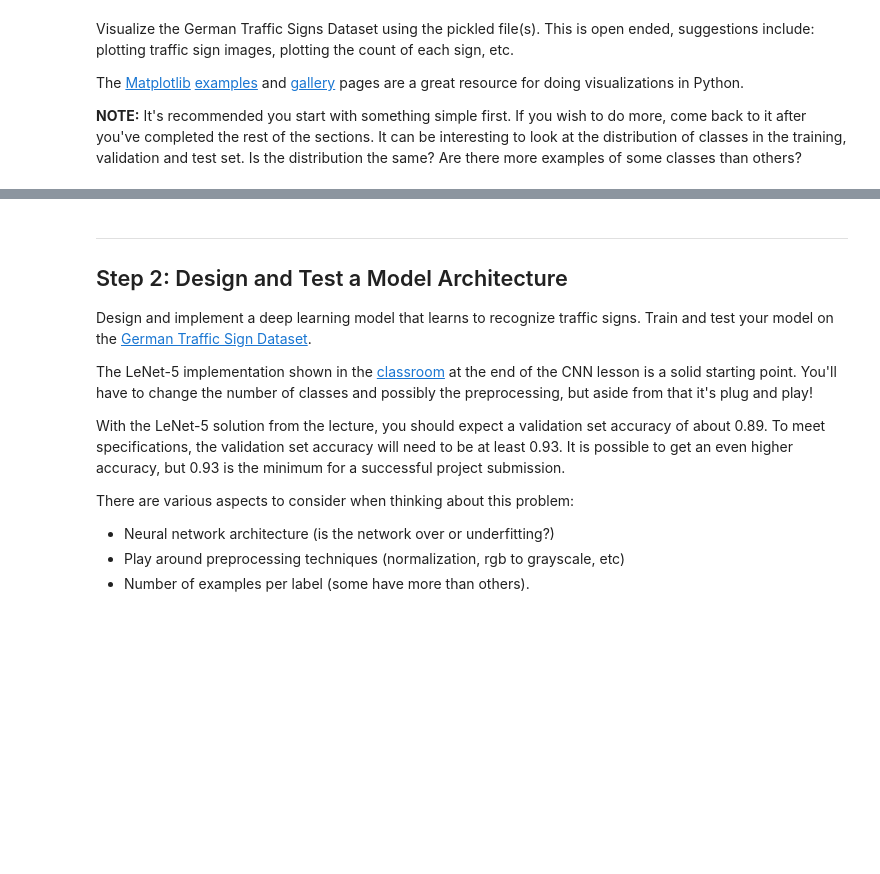
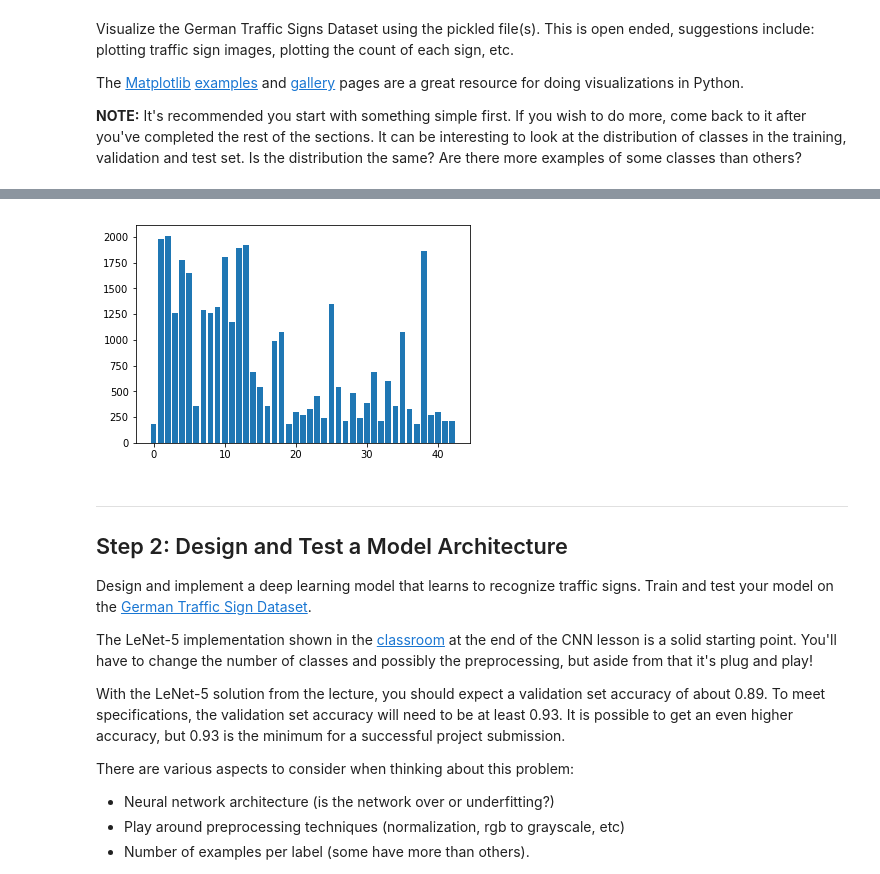
Before and after one commit to fangchenplus/CarND-Traffic-Sign-Classifier-Project, a Jupyter notebook: Traffic_Sign_Classifier.ipynb, the cells around one changed output, grey strips where cells are left out. Cells and saved outputs as stored; diff of their text form; code cells hidden in the pictures; blank space fills up the shorter version.

```diff
--- a/Traffic_Sign_Classifier.ipynb
+++ b/Traffic_Sign_Classifier.ipynb
@@ -124,3 +131,10 @@ print(np.max(X_train),np.min(X_train))
+# %%
+# histogram of label frequency
+hist, bins = np.histogram(y_train, bins = n_classes)
+plt.bar(range(n_classes), hist)
+plt.show()
+# %% [output]
+[figure, added]
 # %% [markdown]
 ----
 
```
Also changed, not shown: parts of 27 cells of this notebook, 18 other files.
